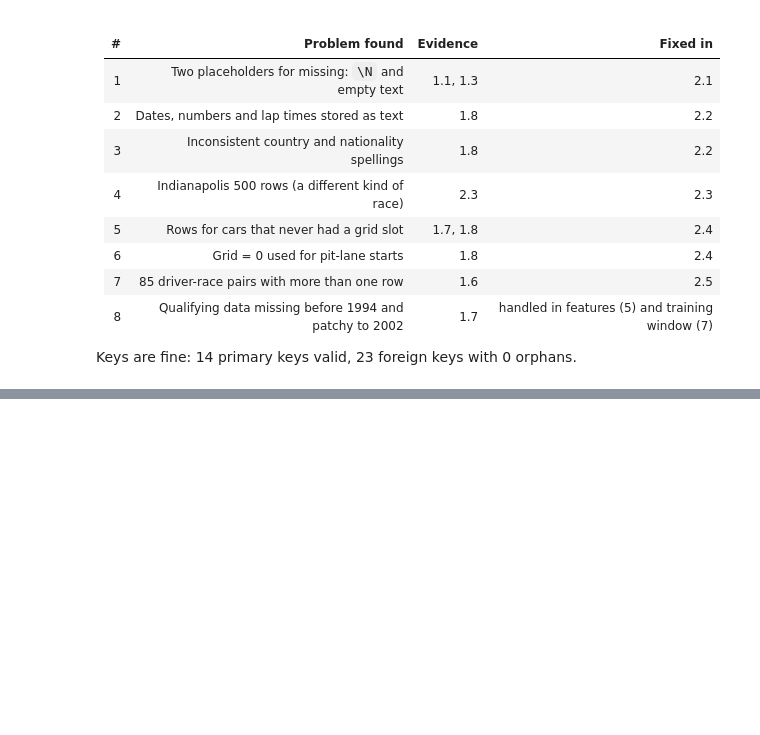
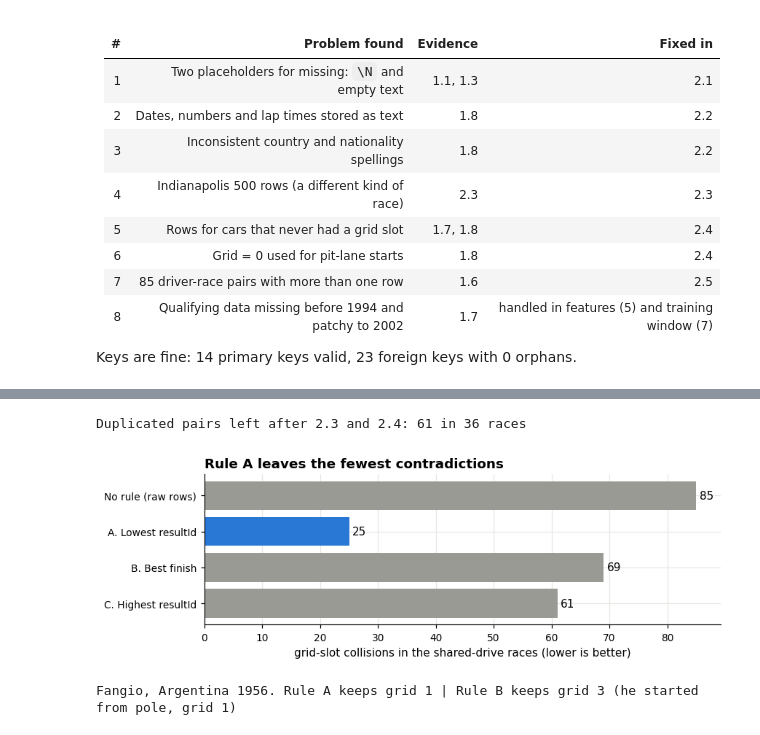
Before and after one commit to adhamshaheen/f1-podium-prediction, a Jupyter notebook: notebooke15c4f85e0.ipynb, the cells around one changed output, grey strips where cells are left out. Cells and saved outputs as stored; diff of their text form; code cells hidden in the pictures; blank space fills up the shorter version.

```diff
--- a/notebooke15c4f85e0.ipynb
+++ b/notebooke15c4f85e0.ipynb
@@ -615,0 +825,20 @@ Keys are fine: 14 primary keys valid, 23 foreign keys with 0 orphans.
+# %%
+failed_to_qualify = results['positionText'] == 'F'
+no_slot_no_race = (results['grid'] == 0) & (results['laps'] == 0) & ~failed_to_qualify
+pit_lane = (results['grid'] == 0) & (results['laps'] > 0) & ~failed_to_qualify
+kept_withdrawn = (results['positionText'] == 'W') & (results['grid'] > 0)
+
+print(f'Failed to qualify (dropped):               {failed_to_qualify.sum():>5}')
+print(f'grid = 0 and never raced (dropped):        {no_slot_no_race.sum():>5}')
+print(f'Pit-lane starts (kept, flagged):           {pit_lane.sum():>5}   seasons {results.loc[pit_lane, "year"].min()} to {results.loc[pit_lane, "year"].max()}')
+print(f'Withdrawn but had a grid slot (kept):      {kept_withdrawn.sum():>5}')
+print(f'Podiums among pit-lane starters:           {(results.loc[pit_lane, "positionOrder"] <= 3).sum():>5}')
+
+results = results[~failed_to_qualify].copy()
+row_log.append(('drop failed to qualify', len(results)))
+results = results[~((results['grid'] == 0) & (results['laps'] == 0))].copy()
+row_log.append(('drop grid 0, never raced', len(results)))
+
+results['pit_lane_start'] = (results['grid'] == 0).astype(int)
+results.loc[results['grid'] == 0, 'grid'] = np.nan          # 0 is not a position
+assert results['grid'].min() == 1                           # the smallest grid value is now pole position
@@ -615,0 +865,38 @@ Keys are fine: 14 primary keys valid, 23 foreign keys with 0 orphans.
+# %%
+dup_mask = results.duplicated(['raceId', 'driverId'], keep=False)
+# the races that contain at least one driver with more than one row
+shared_races = results.loc[dup_mask, 'raceId'].unique()
+pool = results[results['raceId'].isin(shared_races)]         # only the races that have shared drives
+print(f'Duplicated pairs left after 2.3 and 2.4: {results[dup_mask].drop_duplicates(["raceId", "driverId"]).shape[0]} in {len(shared_races)} races')
+
+def collisions(df):
+    """Number of rows that share a (race, grid slot) with an earlier row."""
+    on_grid = df[df['grid'].notna()]
+    return int(on_grid.duplicated(['raceId', 'grid']).sum())
+
+# Apply each candidate rule to the same rows. sort_values + drop_duplicates keeps one row per driver per race
+rules = {
+    'No rule (raw rows)': pool,
+    'A. Lowest resultId': pool.sort_values('resultId').drop_duplicates(['raceId', 'driverId'], keep='first'),
+    'B. Best finish': pool.sort_values('positionOrder').drop_duplicates(['raceId', 'driverId'], keep='first'),
+    'C. Highest resultId': pool.sort_values('resultId').drop_duplicates(['raceId', 'driverId'], keep='last'),
+}
+# Score every rule by its number of collisions
+rule_scores = pd.Series({name: collisions(df) for name, df in rules.items()})
+
+fig, ax = plt.subplots(figsize=(8, 2.8))
+bars = ax.barh(rule_scores.index[::-1], rule_scores.values[::-1],
+               color=[BLUE if n.startswith('A') else GREY for n in rule_scores.index[::-1]])
+ax.bar_label(bars, padding=3)
+ax.set_xlabel('grid-slot collisions in the shared-drive races (lower is better)')
+ax.set_title('Rule A leaves the fewest contradictions')
+finish(fig, '09_duplicate_rules')
+
+# The same Fangio example under rule A and rule B
+ex = pool[(pool['driverId'].astype(str) == str(fangio)) & (pool['year'] == 1956) & (pool['name'] == 'Argentine Grand Prix')]
+print('Fangio, Argentina 1956. Rule A keeps grid', int(ex.sort_values('resultId')['grid'].iloc[0]),
+      '| Rule B keeps grid', int(ex.sort_values('positionOrder')['grid'].iloc[0]), '(he started from pole, grid 1)')
+# %% [output]
+Duplicated pairs left after 2.3 and 2.4: 61 in 36 races
+[figure, added]
+Fangio, Argentina 1956. Rule A keeps grid 1 | Rule B keeps grid 3 (he started from pole, grid 1)
```
Also changed, not shown: parts of 13 cells of this notebook.
